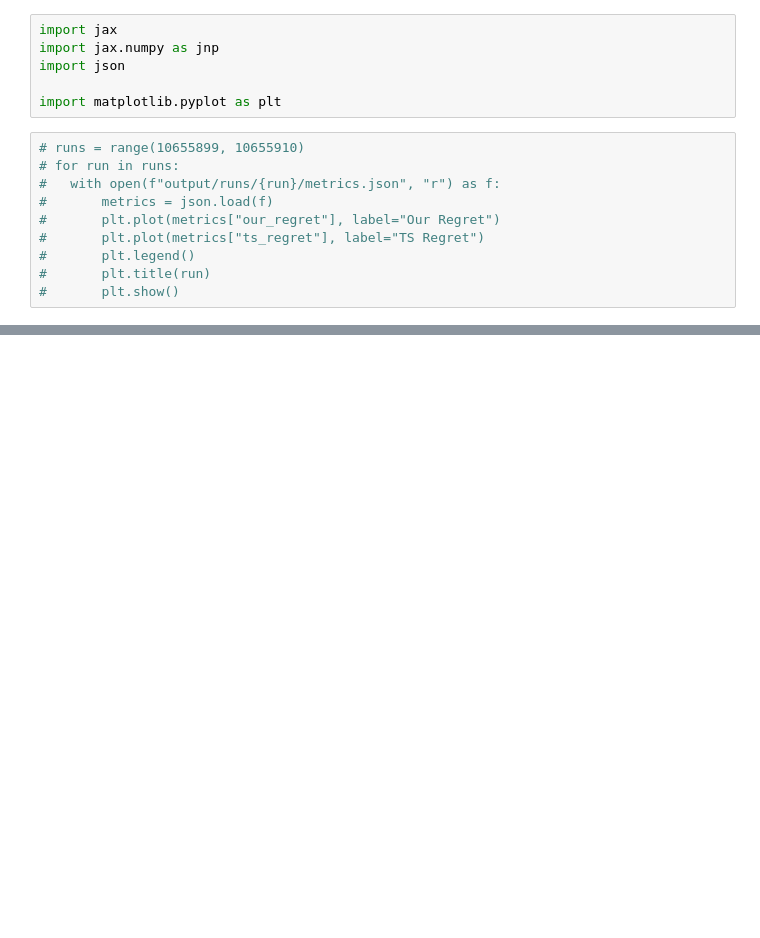
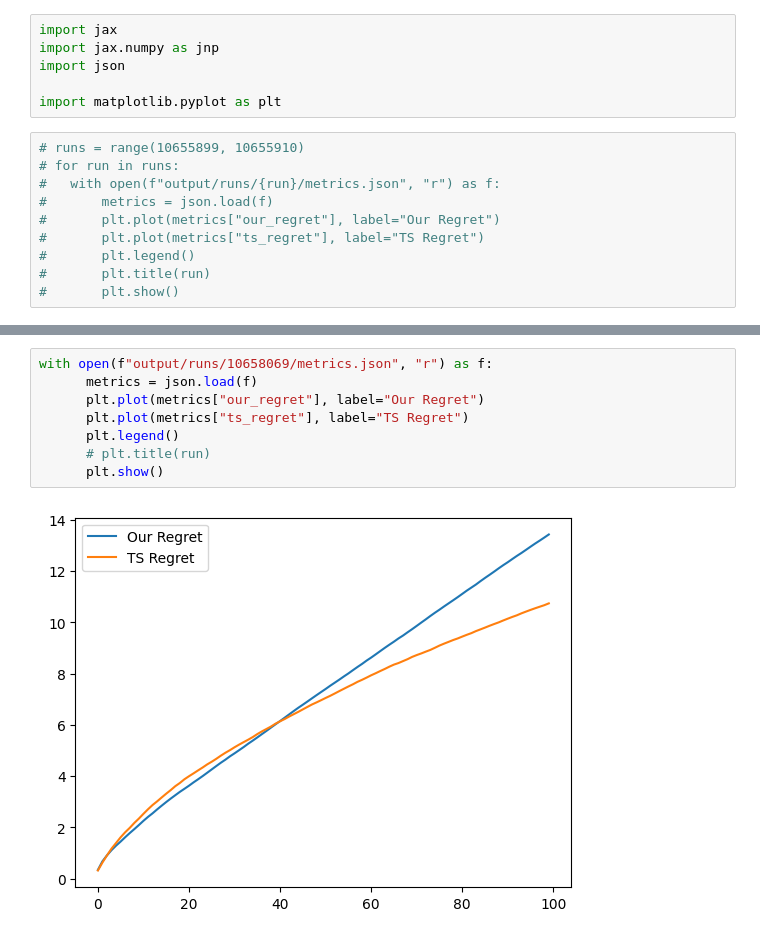
Before and after one commit to keertanavc/experior, a Jupyter notebook: test.ipynb, the cells around one changed output, grey strips where cells are left out. Drawn from its saved outputs; the diff is of its cells as text; blank space fills up the shorter version.

```diff
--- a/test.ipynb
+++ b/test.ipynb
@@ -26,0 +27,10 @@ with open(f"output/runs/contrapunto_disnaturalize/metrics.json", "r") as f:
+# %%
+with open(f"output/runs/10658069/metrics.json", "r") as f:
+      metrics = json.load(f)
+      plt.plot(metrics["our_regret"], label="Our Regret")
+      plt.plot(metrics["ts_regret"], label="TS Regret")
+      plt.legend()
+      # plt.title(run)
+      plt.show()
+# %% [output]
+[figure, added]
```
Also changed, not shown: parts of 1 cell of this notebook, 14 other files.
